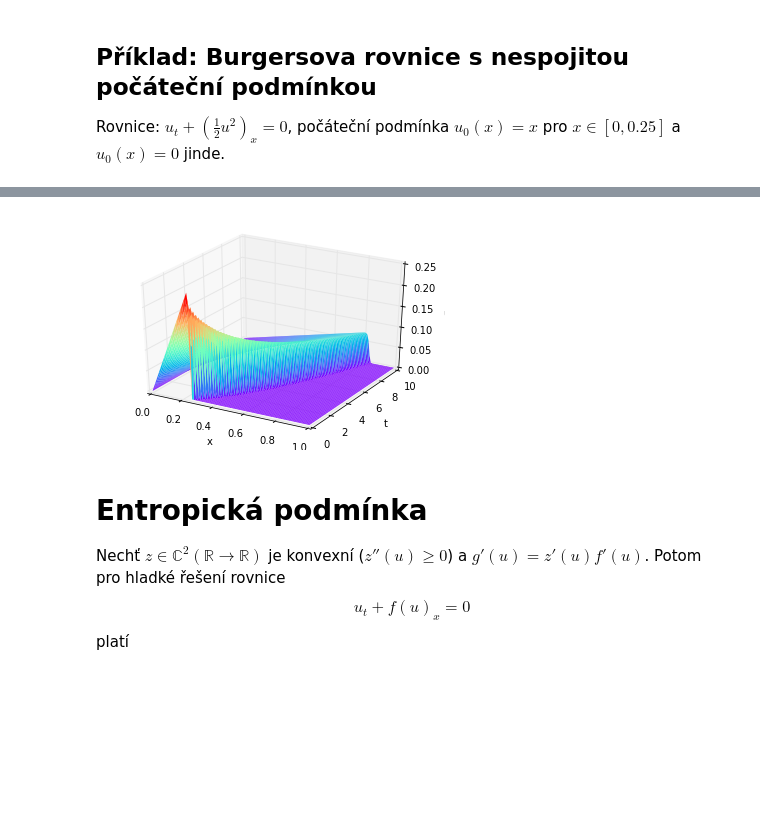
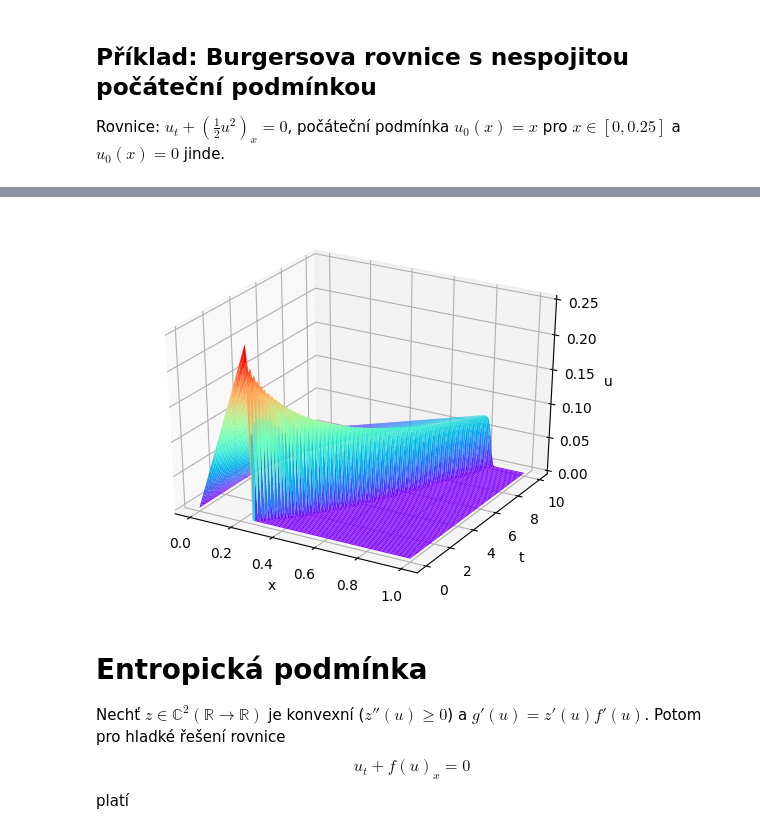
Before and after one commit to furstj/MMPP, a Jupyter notebook: lessons/03_nespojitosti.ipynb, the cells around one changed output, grey strips where cells are left out. Cells and saved outputs as stored; diff of their text form; code cells hidden in the pictures; blank space fills up the shorter version.

```diff
--- a/lessons/03_nespojitosti.ipynb
+++ b/lessons/03_nespojitosti.ipynb
@@ -89,10 +91,8 @@ plt.xlabel("x"); plt.ylabel("t");
 # %%
-fig = plt.figure()
-ax = fig.gca(projection='3d')
-ax.plot_surface(X, T, transpose(u), rstride=20, cstride=1, linewidth=0, cmap=cm.rainbow);
-ax.set_xlabel("x"); ax.set_ylabel("t"); ax.set_zlabel("u");
+plot_surface(x', t, u', rstride=20, cstride=1, linewidth=0, cmap=ColorMap("rainbow"));
+xlabel("x"); ylabel("t"); zlabel("u");
 # %% [output]
-[figure, old version]
+[figure, new version]
 # %% [markdown]
 # Entropická podmínka
 
```
Also changed, not shown: parts of 9 cells of this notebook, 1 other file.
